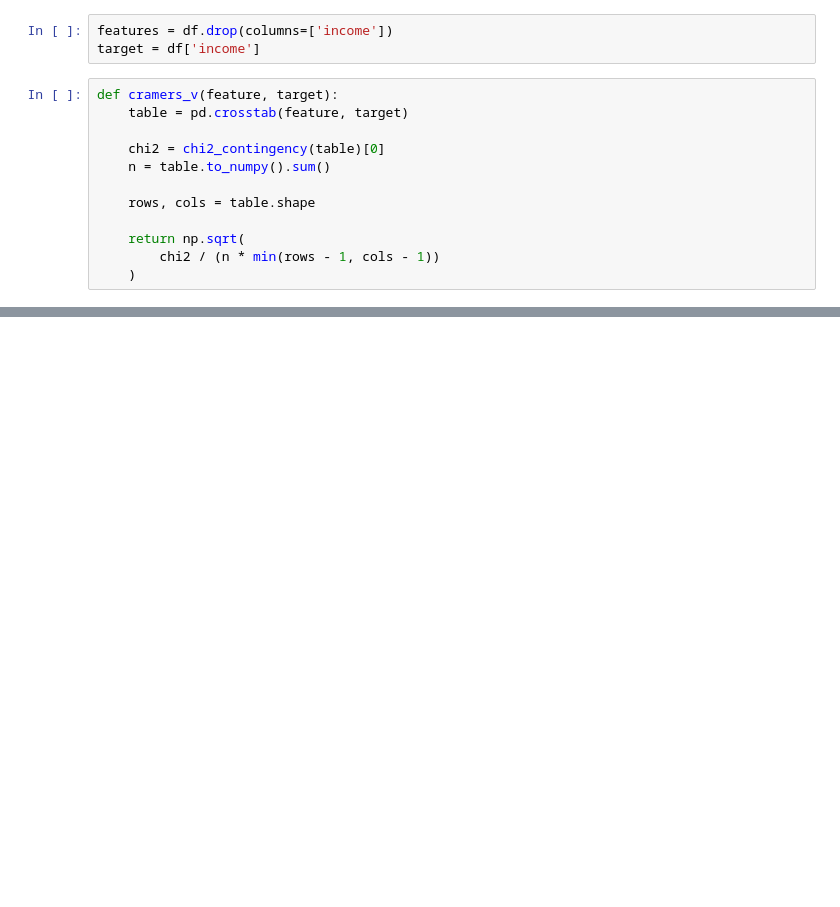
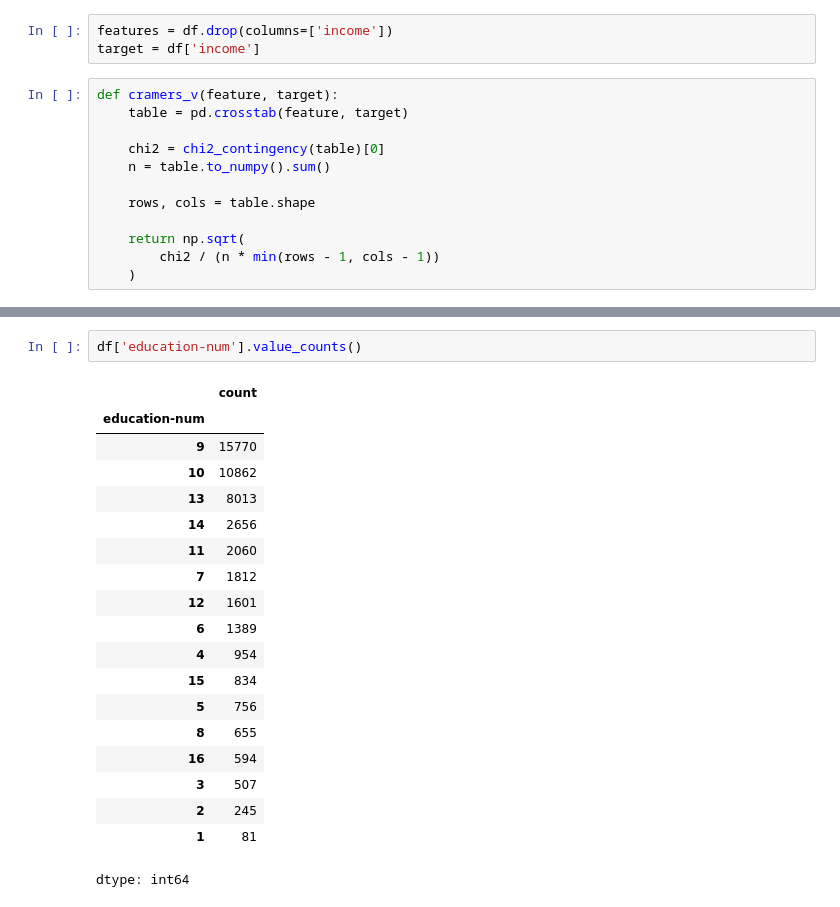
Before and after one commit to subodhbhatta67/Supervised-Learning-Models-, a Jupyter notebook: supervised_learning.ipynb, the cells around one changed output, grey strips where cells are left out. Cells and saved outputs as stored; diff of their text form; blank space fills up the shorter version.

```diff
--- a/supervised_learning.ipynb
+++ b/supervised_learning.ipynb
@@ -448,0 +564,22 @@ print(cramers_v(df['native-country'], df['income']))
+# %%
+df['education-num'].value_counts()
+# %% [output]
+|  | count |
+| education-num |  |
+| 9 | 15770 |
+| 10 | 10862 |
+| 13 | 8013 |
+| 14 | 2656 |
+| 11 | 2060 |
+| 7 | 1812 |
+| 12 | 1601 |
+| 6 | 1389 |
+| 4 | 954 |
+| 15 | 834 |
+| 5 | 756 |
+| 8 | 655 |
+| 16 | 594 |
+| 3 | 507 |
+| 2 | 245 |
+| 1 | 81 |
+dtype: int64
```
Also changed, not shown: parts of 32 cells of this notebook.
